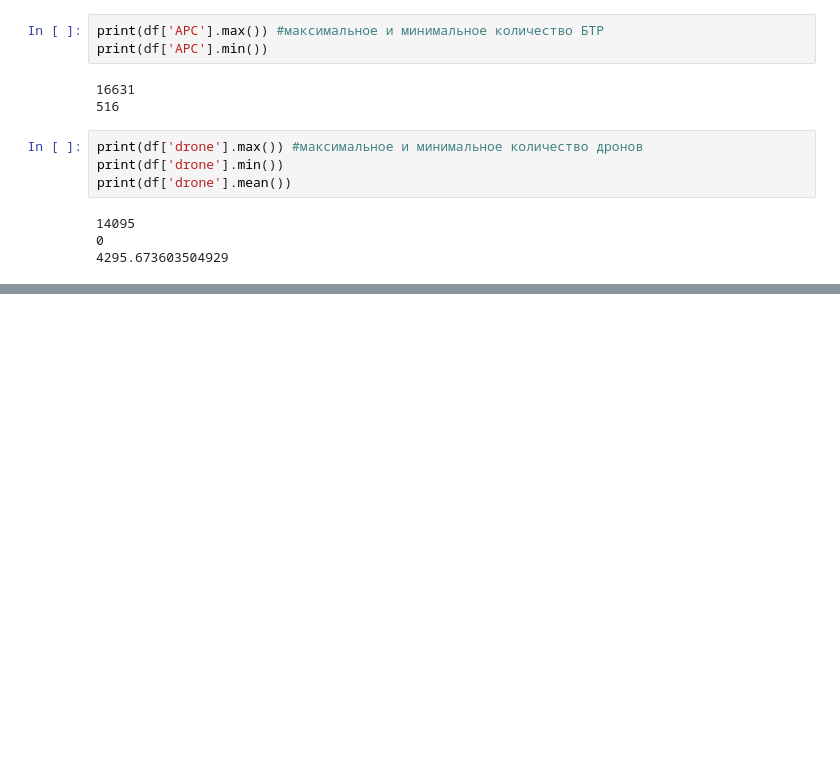
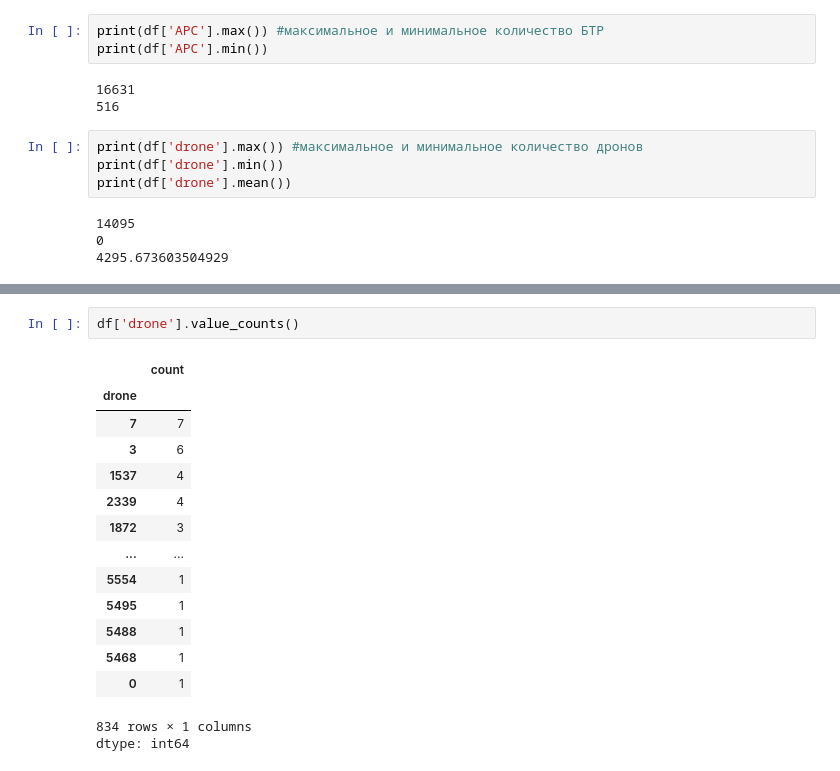
Before and after one commit to mks2607/Data_mks, a Jupyter notebook: SVO.ipynb, the cells around one changed output, grey strips where cells are left out. Drawn from its saved outputs; the diff is of its cells as text; blank space fills up the shorter version.

```diff
--- a/SVO.ipynb
+++ b/SVO.ipynb
@@ -126,0 +148,18 @@ print(df['drone'].mean())
+# %%
+df['drone'].value_counts()
+# %% [output]
+|  | count |
+| drone |  |
+| 7 | 7 |
+| 3 | 6 |
+| 1537 | 4 |
+| 2339 | 4 |
+| 1872 | 3 |
+| ... | ... |
+| 5554 | 1 |
+| 5495 | 1 |
+| 5488 | 1 |
+| 5468 | 1 |
+| 0 | 1 |
+834 rows × 1 columns
+dtype: int64
```
Also changed, not shown: parts of 1 cell of this notebook.
